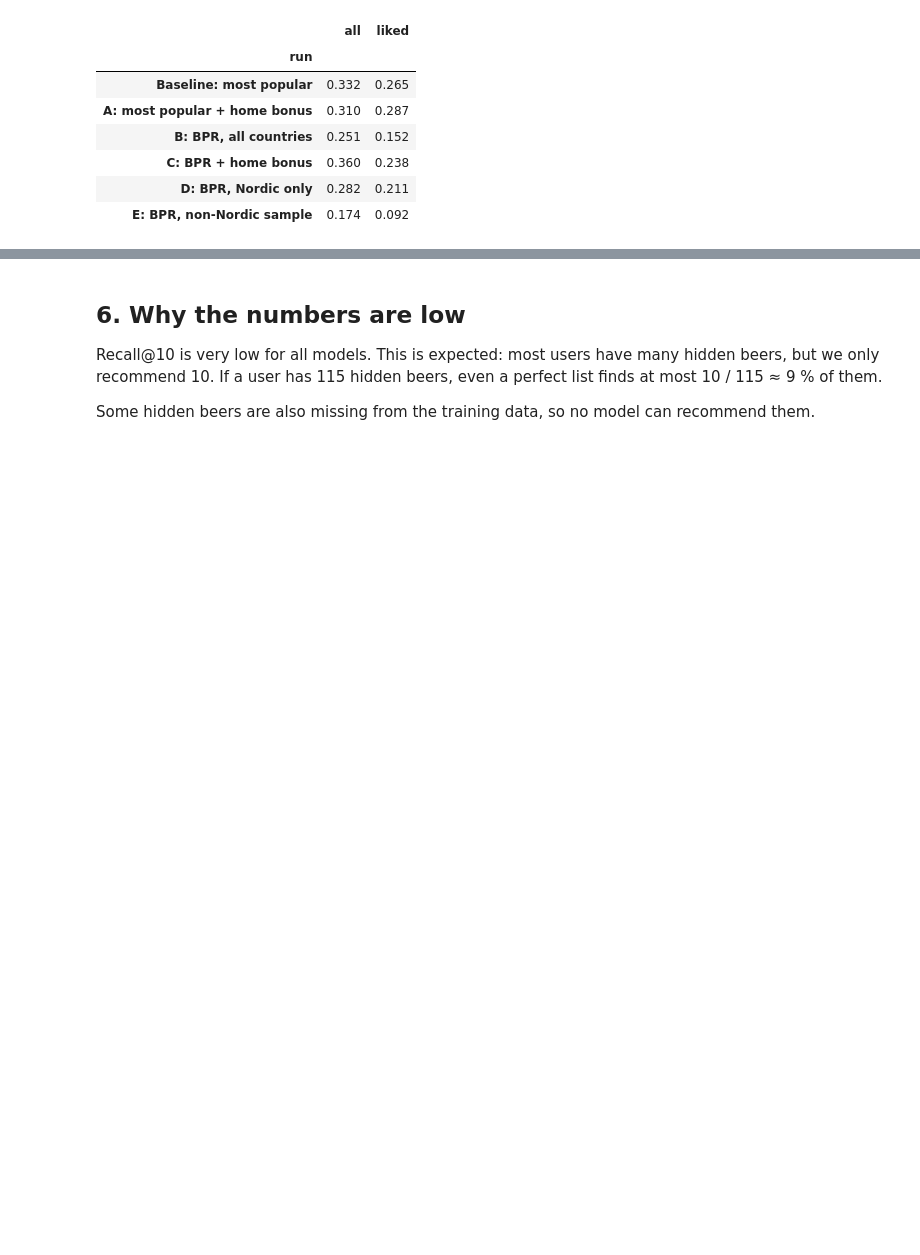
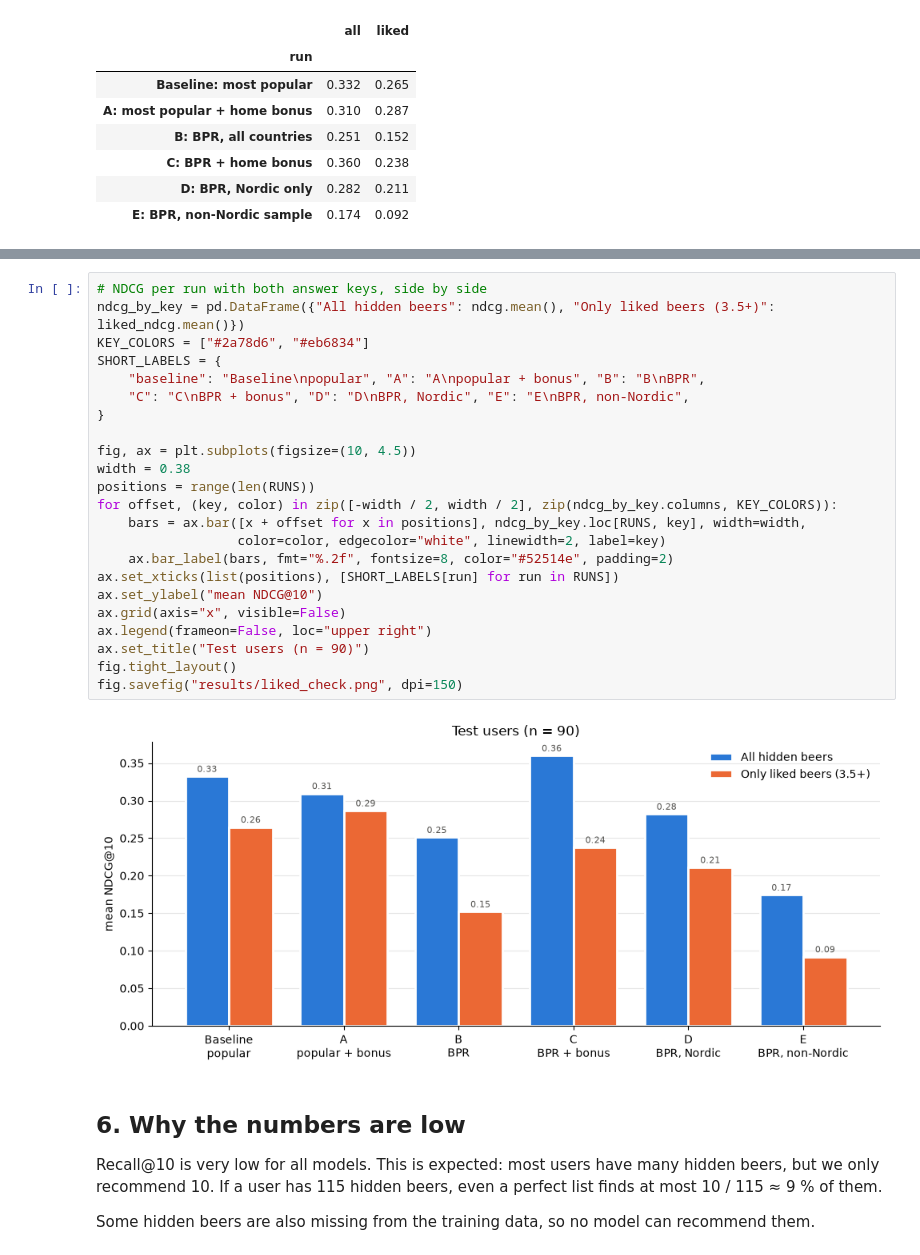
Before and after one commit to marennodenes/beer-recsys, a Jupyter notebook: notebooks/04_results.ipynb, the cells around one changed output, grey strips where cells are left out. Saved outputs shown, nothing was run; the diff lists cells and outputs as text; blank space fills up the shorter version.

```diff
--- a/notebooks/04_results.ipynb
+++ b/notebooks/04_results.ipynb
@@ -255,6 +255,31 @@ liked_table.style.format(TABLE_FORMAT)
 | Baseline → A | Does the bonus help the popular l... | A vs baseline | 0.265 | 0.287 | +8.2% | +39.4% | 39 | ... |
 | A → C | Does BPR help when the bonus is u... | C vs A | 0.287 | 0.238 | -17.0% | -1.2% | 28 | ... |
 | Baseline → C | Does C beat the popular list? | C vs baseline | 0.265 | 0.238 | -10.2% | +37.7% | 33 | ... |
+# %%
+# NDCG per run with both answer keys, side by side
+ndcg_by_key = pd.DataFrame({"All hidden beers": ndcg.mean(), "Only liked beers (3.5+)": liked_ndcg.mean()})
+KEY_COLORS = ["#2a78d6", "#eb6834"]
+SHORT_LABELS = {
+    "baseline": "Baseline\npopular", "A": "A\npopular + bonus", "B": "B\nBPR",
+    "C": "C\nBPR + bonus", "D": "D\nBPR, Nordic", "E": "E\nBPR, non-Nordic",
+}
+
+fig, ax = plt.subplots(figsize=(10, 4.5))
+width = 0.38
+positions = range(len(RUNS))
+for offset, (key, color) in zip([-width / 2, width / 2], zip(ndcg_by_key.columns, KEY_COLORS)):
+    bars = ax.bar([x + offset for x in positions], ndcg_by_key.loc[RUNS, key], width=width,
+                  color=color, edgecolor="white", linewidth=2, label=key)
+    ax.bar_label(bars, fmt="%.2f", fontsize=8, color="#52514e", padding=2)
+ax.set_xticks(list(positions), [SHORT_LABELS[run] for run in RUNS])
+ax.set_ylabel("mean NDCG@10")
+ax.grid(axis="x", visible=False)
+ax.legend(frameon=False, loc="upper right")
+ax.set_title("Test users (n = 90)")
+fig.tight_layout()
+fig.savefig("results/liked_check.png", dpi=150)
+# %% [output]
+[figure, added]
 # %% [markdown]
 ## 6. Why the numbers are low
 
```
Also changed, not shown: parts of 3 cells of this notebook, 4 other files.
